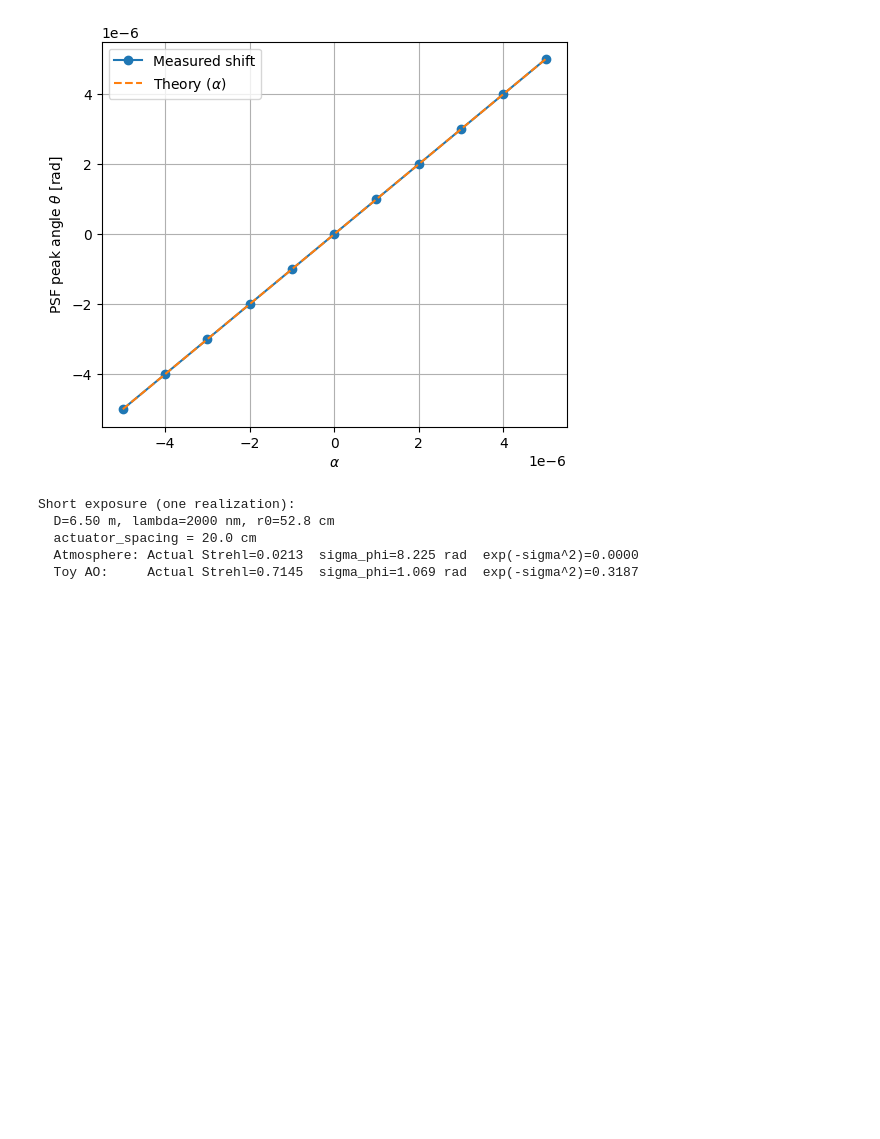
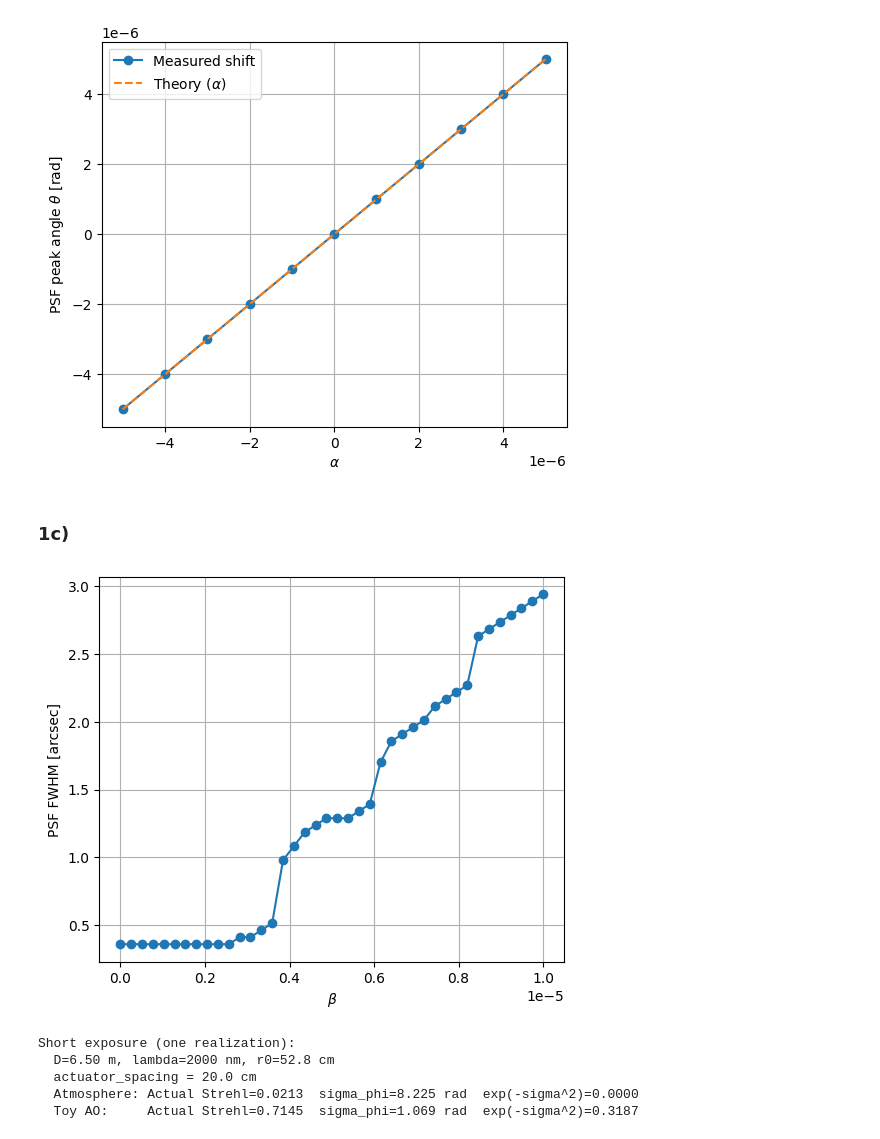
Before and after one commit to oliviergilbertastro/UMich, a Jupyter notebook: ASTRO501/hw2a/ASTRO501_HW2a_starter.ipynb, the cells around one changed output. Saved outputs shown, nothing was run; the diff lists cells and outputs as text; code cells hidden in the pictures; blank space fills up the shorter version.

```diff
--- a/ASTRO501/hw2a/ASTRO501_HW2a_starter.ipynb
+++ b/ASTRO501/hw2a/ASTRO501_HW2a_starter.ipynb
@@ -240,6 +240,56 @@ Quick sanity:
  -1.00000000e-06  8.47032947e-22  1.00000000e-06  2.00000000e-06
   3.00000000e-06  4.00000000e-06  5.00000000e-06]
 [figure]
+# %% [markdown]
+### 1c)
+# %%
+# ---------------------------------------
+# Sweep beta (defocus) and measure FWHM
+# ---------------------------------------
+
+#beta_list = np.linspace(0, 5e-6, 20)   # start small, increase later!
+beta_list = np.linspace(0, 1e-5, 40)
+
+fwhm_list = []
+
+def compute_fwhm(theta, psf):
+    psf = psf / np.max(psf)
+    halfmax = 0.5
+
+    indices = np.where(psf >= halfmax)[0]
+    if len(indices) < 2:
+        return np.nan
+
+    width = theta[indices[-1]] - theta[indices[0]]
+    return width
+
+for b in beta_list:
+
+    W = (b*x**2) * A
+    phi = (2*np.pi/lam) * W
+
+    theta, psf = pupil_to_psf_1d(x, A, phi, lam, oversample=oversample)
+    theta_ref, psf_ref = pupil_to_psf_1d(x, A, 0.0*phi, lam, oversample=oversample)
+
+    psf = psf / np.max(psf_ref)
+
+    fwhm = compute_fwhm(theta, psf)
+    fwhm_list.append(fwhm)
+
+fwhm_list = np.array(fwhm_list)/(2*np.pi)*360*(3600) # convert in arcsec
+
+# ---------------------------------------
+# Plot figure
+# ---------------------------------------
+
+plt.figure(figsize=(6,5))
+plt.plot(beta_list, fwhm_list, 'o-')
+plt.xlabel(r"$\beta$")
+plt.ylabel("PSF FWHM [arcsec]")
+plt.grid(True)
+plt.show()
+# %% [output]
+[figure, added]
 # %%
 # HW2a Problem 4 (template cell + toy AO)
 # Perfect PSF vs atmosphere vs simple AO (low-pass correction), plus long-exposure halo
```
Also changed, not shown: 2 other files.
